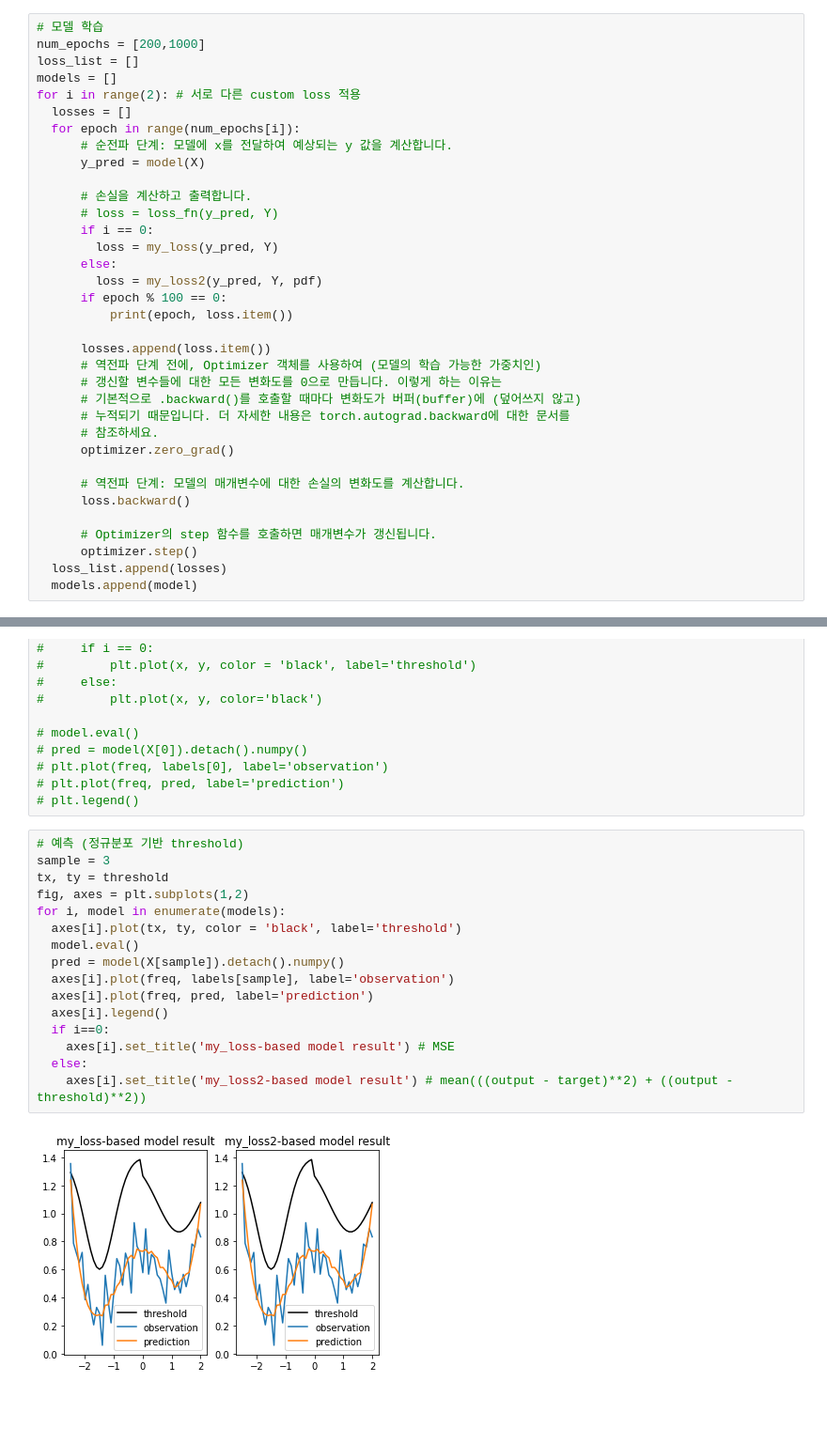
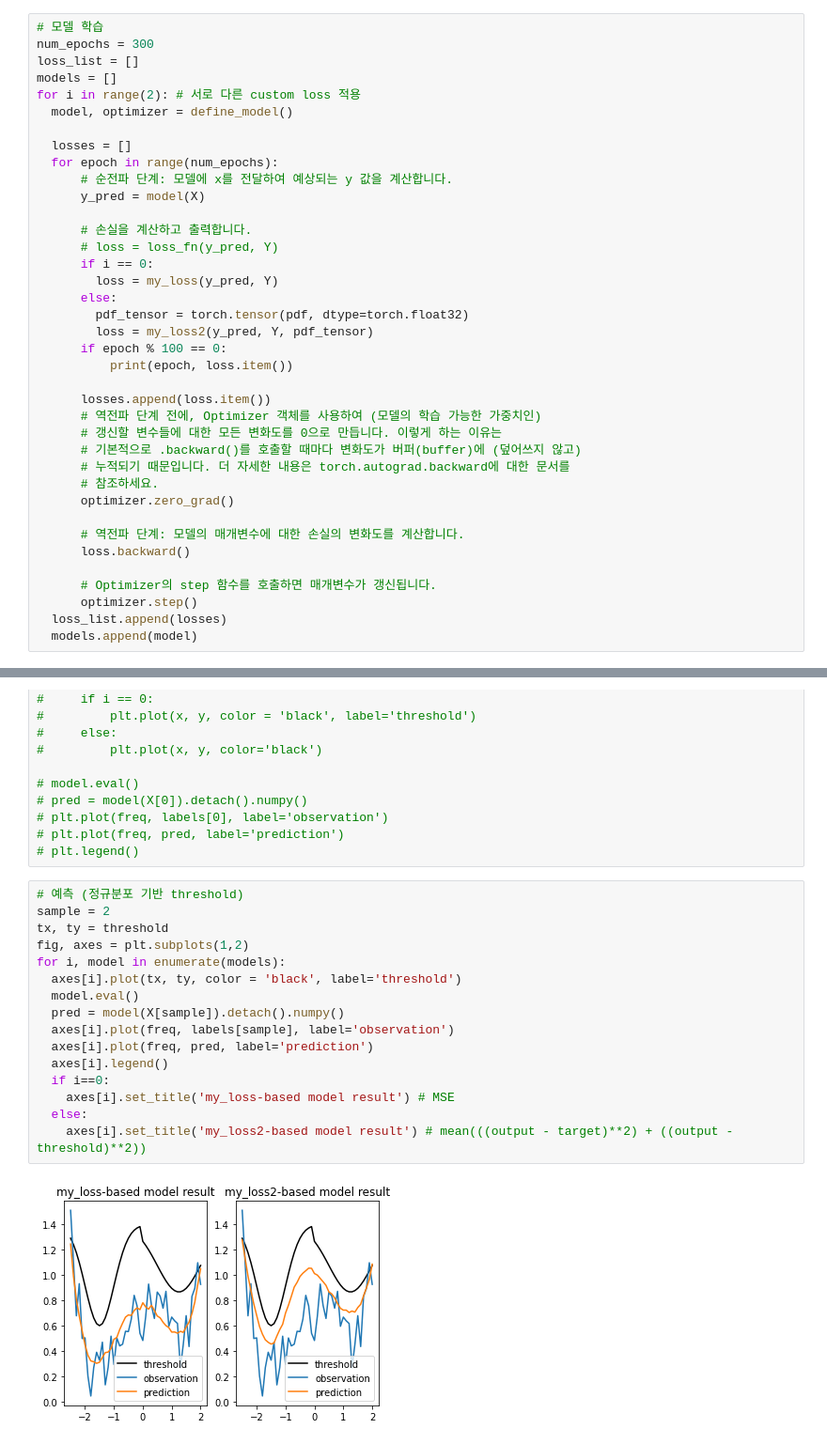
Before and after one commit to Ahn-Project/cavityfilter_tuning, a Jupyter notebook: cavity_filter_tuning (with custom_loss).ipynb, the cells around one changed output, grey strips where cells are left out. Shown at 94% size. Cells and saved outputs as stored; diff of their text form; blank space fills up the shorter version.

```diff
--- a/cavity_filter_tuning (with custom_loss).ipynb
+++ b/cavity_filter_tuning (with custom_loss).ipynb
@@ -170,12 +173,14 @@ optimizer = torch.optim.Adam(model.parameters(), lr=learning_rate)
 # plt.plot(losses)
 # %%
 # 모델 학습
-num_epochs = [200,1000]
+num_epochs = 300
 loss_list = []
 models = []
 for i in range(2): # 서로 다른 custom loss 적용
+  model, optimizer = define_model()
+
   losses = []
-  for epoch in range(num_epochs[i]):
+  for epoch in range(num_epochs):
       # 순전파 단계: 모델에 x를 전달하여 예상되는 y 값을 계산합니다.
       y_pred = model(X)
 
@@ -184,7 +189,8 @@ for i in range(2): # 서로 다른 custom loss 적용
       if i == 0:
         loss = my_loss(y_pred, Y)
       else:
-        loss = my_loss2(y_pred, Y, pdf)
+        pdf_tensor = torch.tensor(pdf, dtype=torch.float32)
+        loss = my_loss2(y_pred, Y, pdf_tensor)
       if epoch % 100 == 0:
           print(epoch, loss.item())
 
@@ -240,19 +240,19 @@ axes[1].plot(loss_list[1])
 # plt.legend()
 # %%
 # 예측 (정규분포 기반 threshold)
-sample = 3
+sample = 2
 tx, ty = threshold
 fig, axes = plt.subplots(1,2)
 for i, model in enumerate(models):
   axes[i].plot(tx, ty, color = 'black', label='threshold')
   model.eval()
   pred = model(X[sample]).detach().numpy()
   axes[i].plot(freq, labels[sample], label='observation')
   axes[i].plot(freq, pred, label='prediction')
   axes[i].legend()
   if i==0:
     axes[i].set_title('my_loss-based model result') # MSE
   else:
     axes[i].set_title('my_loss2-based model result') # mean(((output - target)**2) + ((output - threshold)**2))
 # %% [output]
-[figure, old version]
+[figure, new version]
```
Also changed, not shown: parts of 3 cells of this notebook.
